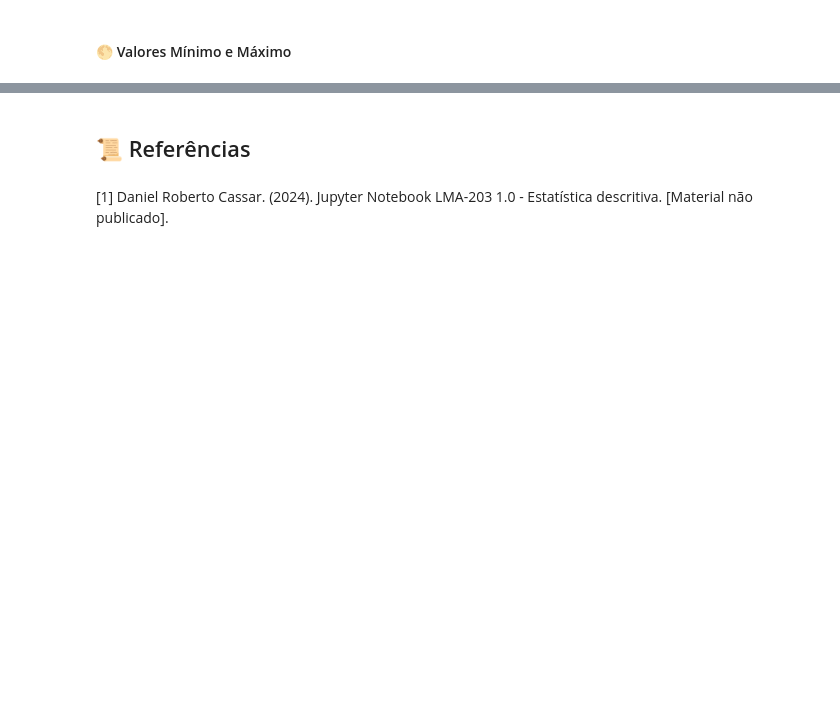
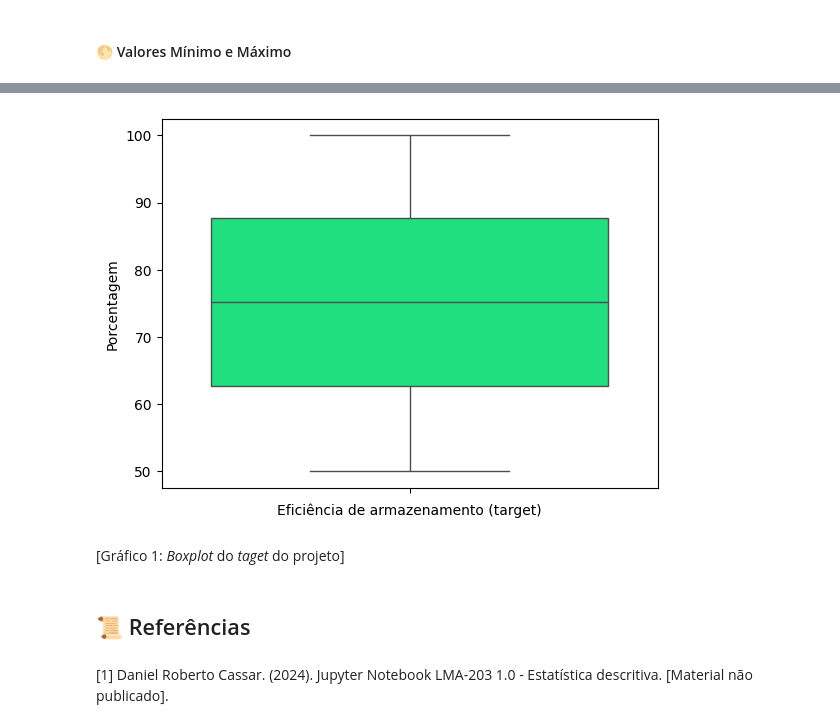
Before and after one commit to EnzoJanuzzi/Redes-Neurais---Tarrasque, a Jupyter notebook: Introdução.ipynb, the cells around one changed output, grey strips where cells are left out. Cells and saved outputs as stored; diff of their text form; code cells hidden in the pictures; blank space fills up the shorter version.

```diff
--- a/Introdução.ipynb
+++ b/Introdução.ipynb
@@ -148,3 +182,11 @@ print('a')
+# %%
+eixo = sns.boxplot(y=df_energia["Storage_Efficiency_Percentage"], color = "SpringGreen")
+eixo.set_xlabel("Eficiência de armazenamento (target)")
+eixo.set_ylabel("Porcentagem");
+# %% [output]
+[figure, added]
+# %% [markdown]
+[Gráfico 1: *Boxplot* do *taget* do projeto]
 # %%
 # df_energia_normalizado = df_energia.copy()
 # colunas_fixas = ['Type_of_Renewable_Energy', 'Grid_Integration_Level','Funding_Sources']
```
Also changed, not shown: parts of 15 cells of this notebook.
